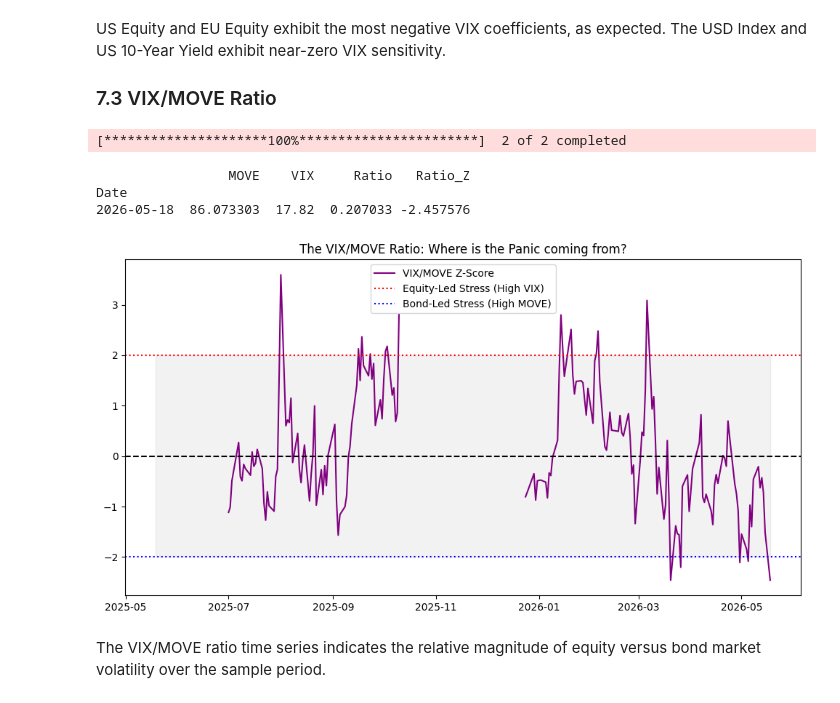
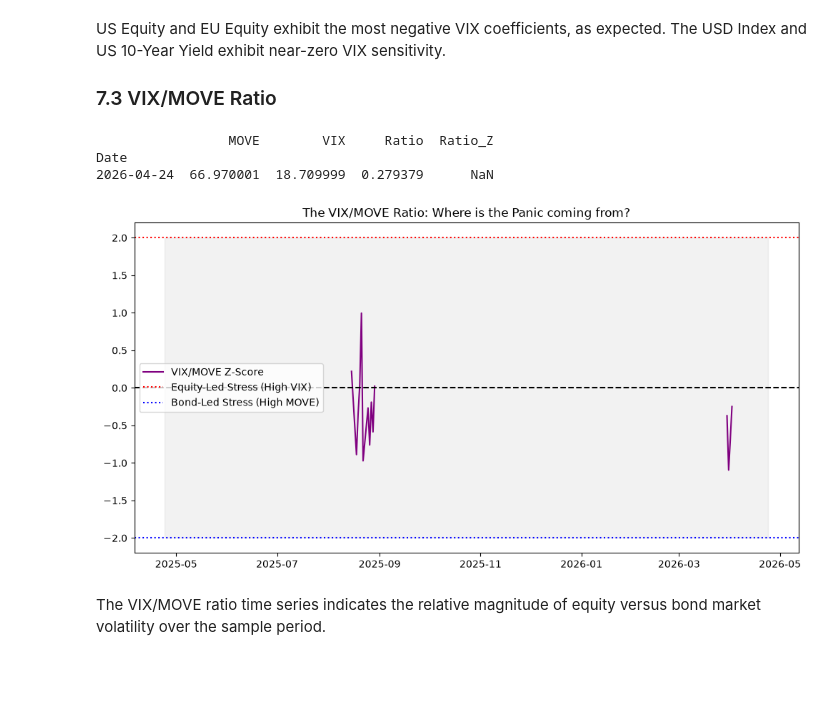
Before and after one commit to youness-yach/geometry-of-risk, a Jupyter notebook: notebooks/geometry_of_risk.ipynb, the cells around one changed output. Saved outputs shown, nothing was run; the diff lists cells and outputs as text; code cells hidden in the pictures; blank space fills up the shorter version.

```diff
--- a/notebooks/geometry_of_risk.ipynb
+++ b/notebooks/geometry_of_risk.ipynb
@@ -126,6 +126,26 @@ from hmmlearn.hmm import GaussianHMM
 import warnings
 
 warnings.filterwarnings("ignore")
+
+# --- Frozen data for the current-study window (24 Apr 2025 - 24 Apr 2026) ---
+# The current-study sections used to download period="1y" from Yahoo and
+# FRED at run time, which pulled whatever the trailing year is on the day the
+# notebook runs. They now read data/snapshot/ (built once by
+# scripts/fetch_snapshot.py), so results are the same on every run. Same
+# arguments, same return shape.
+from pathlib import Path as _Path
+_SNAP = _Path("../data/snapshot")
+_YAHOO = pd.read_csv(_SNAP / "yahoo.csv", header=[0, 1], index_col=0, parse_dates=True)
+
+def snapshot_download(tickers, **_ignored):
+    """Stand-in for the yfinance download call (period="1y") on the frozen window."""
+    tickers = [tickers] if isinstance(tickers, str) else list(tickers)
+    return _YAHOO.loc[:, _YAHOO.columns.get_level_values(1).isin(tickers)]
+
+def snapshot_fred(series_id, _source="fred", start=None, end=None):
+    """Stand-in for the pandas_datareader FRED call."""
+    df = pd.read_csv(_SNAP / f"fred_{series_id}.csv", index_col=0, parse_dates=True, na_values=".")
+    return df.loc[start:end]
 # %%
 # --- STEP 1: DEFINE THE GLOBAL BASKET ---
 # We select indices that represent distinct economic blocks + Commodities + Rates
@@ -1716,35 +1731,34 @@ near-zero VIX sensitivity.
 # %%
 # 1. Download VIX and MOVE
 # Note: For some platforms, MOVE is listed as MTBA or similar, but ^MOVE is the standard index.
-fear_indices = yf.download(["^VIX", "^MOVE"], period="1y")["Close"]
+fear_indices = snapshot_download(["^VIX", "^MOVE"], period="1y")["Close"]
 fear_indices.columns = ["MOVE", "VIX"]  # Ensure correct naming
 
 # 2. Calculate the Ratio
 fear_indices["Ratio"] = fear_indices["VIX"] / fear_indices["MOVE"]
 
 # 3. Calculate a Rolling Z-Score (30-day window)
 # This identifies EXTREME divergences
 rolling_mean = fear_indices["Ratio"].rolling(window=30).mean()
 rolling_std = fear_indices["Ratio"].rolling(window=30).std()
 fear_indices["Ratio_Z"] = (fear_indices["Ratio"] - rolling_mean) / rolling_std
 
 print(fear_indices.tail(1))
 # 4. Plotting the 'Fear Divergence'
 plt.figure(figsize=(12, 6))
 plt.plot(fear_indices["Ratio_Z"], color="purple", label="VIX/MOVE Z-Score")
 plt.axhline(0, color="black", linestyle="--")
 plt.axhline(2, color="red", linestyle=":", label="Equity-Led Stress (High VIX)")
 plt.axhline(-2, color="blue", linestyle=":", label="Bond-Led Stress (High MOVE)")
 plt.fill_between(fear_indices.index, 2, -2, color="gray", alpha=0.1)
 plt.title("The VIX/MOVE Ratio: Where is the Panic coming from?")
 plt.legend()
 plt.show()
 # %% [output]
-[*********************100%***********************]  2 of 2 completed
+                 MOVE        VIX     Ratio  Ratio_Z
+Date
+2026-04-24  66.970001  18.709999  0.279379      NaN
-                 MOVE    VIX     Ratio   Ratio_Z
-Date
-2026-05-18  86.073303  17.82  0.207033 -2.457576
-[figure, old version]
+[figure, new version]
 # %% [markdown]
 The VIX/MOVE ratio time series indicates the relative
 magnitude of equity versus bond market volatility over the sample period.
```
Also changed, not shown: parts of 37 cells of this notebook, 14 other files.
